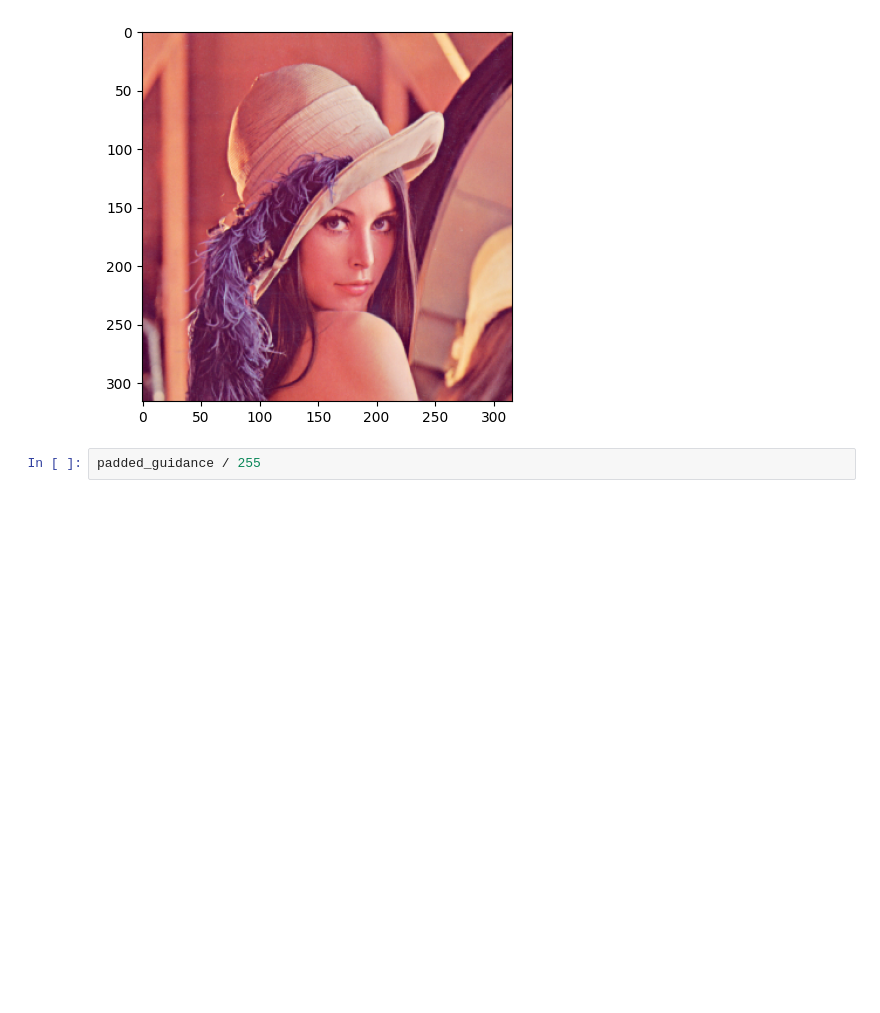
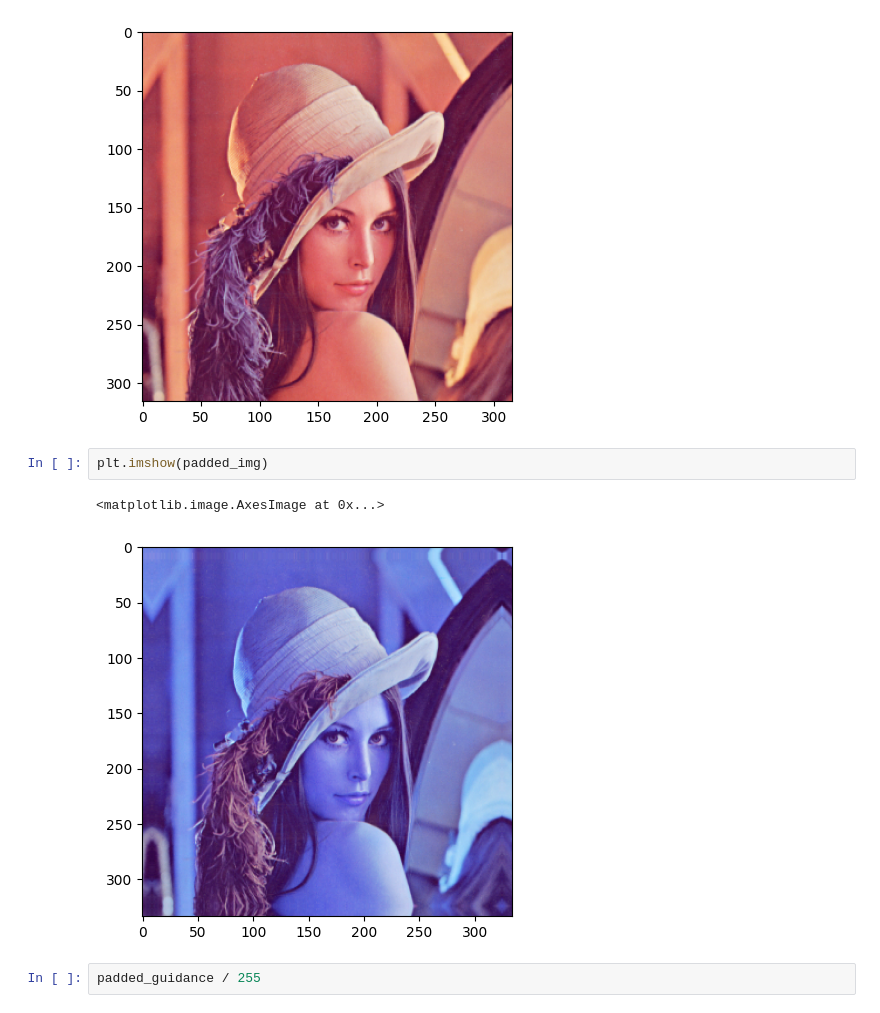
Before and after one commit to vincent0408/Computer-Vision, a Jupyter notebook: HW1/part2/jbf.ipynb, the cells around one changed output. Cells and saved outputs as stored; diff of their text form; blank space fills up the shorter version.

```diff
--- a/HW1/part2/jbf.ipynb
+++ b/HW1/part2/jbf.ipynb
@@ -32,6 +32,11 @@ img_rgb.shape, padded_img.shape
 # %% [output]
 ((316, 316, 3), (334, 334, 3))
 [figure]
+# %%
+plt.imshow(padded_img)
+# %% [output]
+<matplotlib.image.AxesImage at 0x...>
+[figure, added]
 # %%
 padded_guidance / 255
 # %% [output]
```
Also changed, not shown: parts of 15 cells of this notebook, 14 other files.
